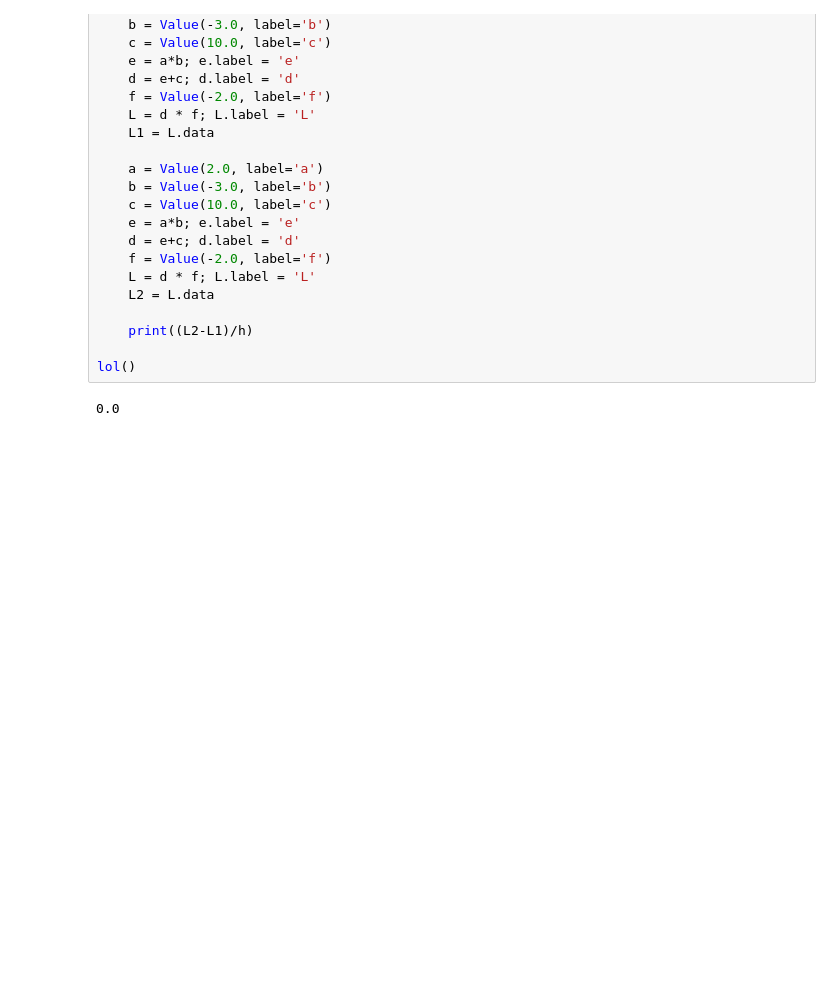
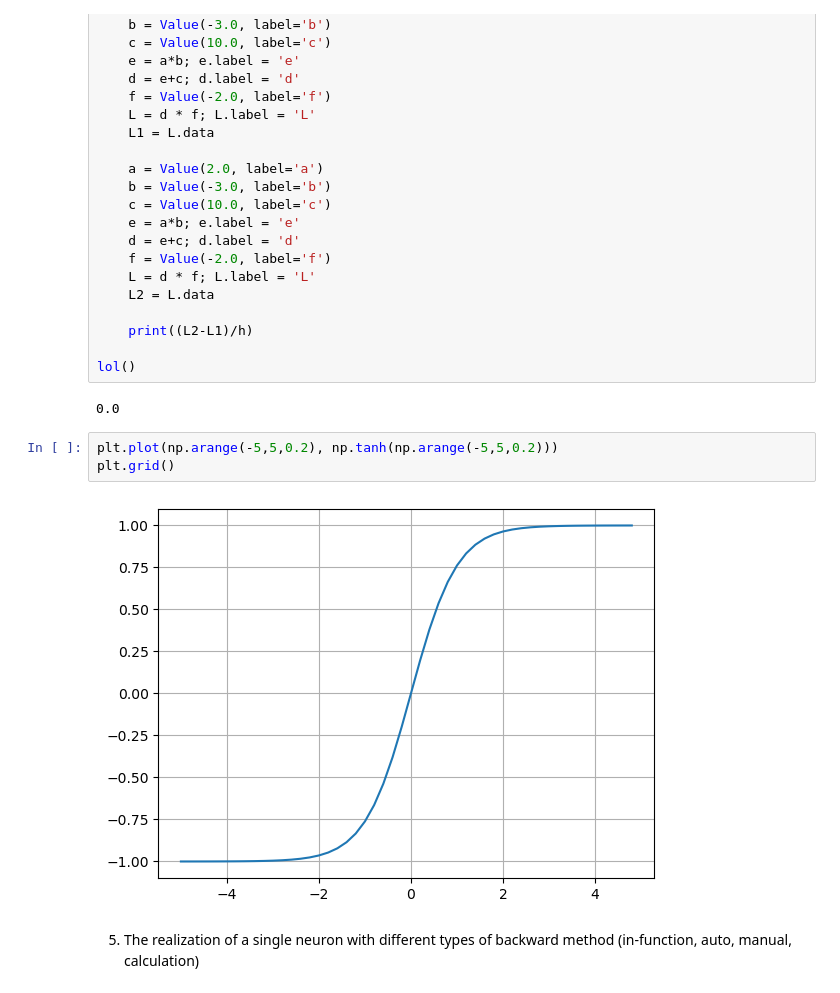
Before and after one commit to Sevendogs077/course-karpathy-z2h, a Jupyter notebook: micrograd.ipynb, the cells around one changed output. Saved outputs shown, nothing was run; the diff lists cells and outputs as text; blank space fills up the shorter version.

```diff
--- a/micrograd.ipynb
+++ b/micrograd.ipynb
@@ -172,3 +225,10 @@ def lol():
 lol()
 # %% [output]
 0.0
+# %%
+plt.plot(np.arange(-5,5,0.2), np.tanh(np.arange(-5,5,0.2)))
+plt.grid()
+# %% [output]
+[figure, added]
+# %% [markdown]
+5. The realization of a single neuron with different types of backward method (in-function, auto, manual, calculation)
```
Also changed, not shown: parts of 16 cells of this notebook.
